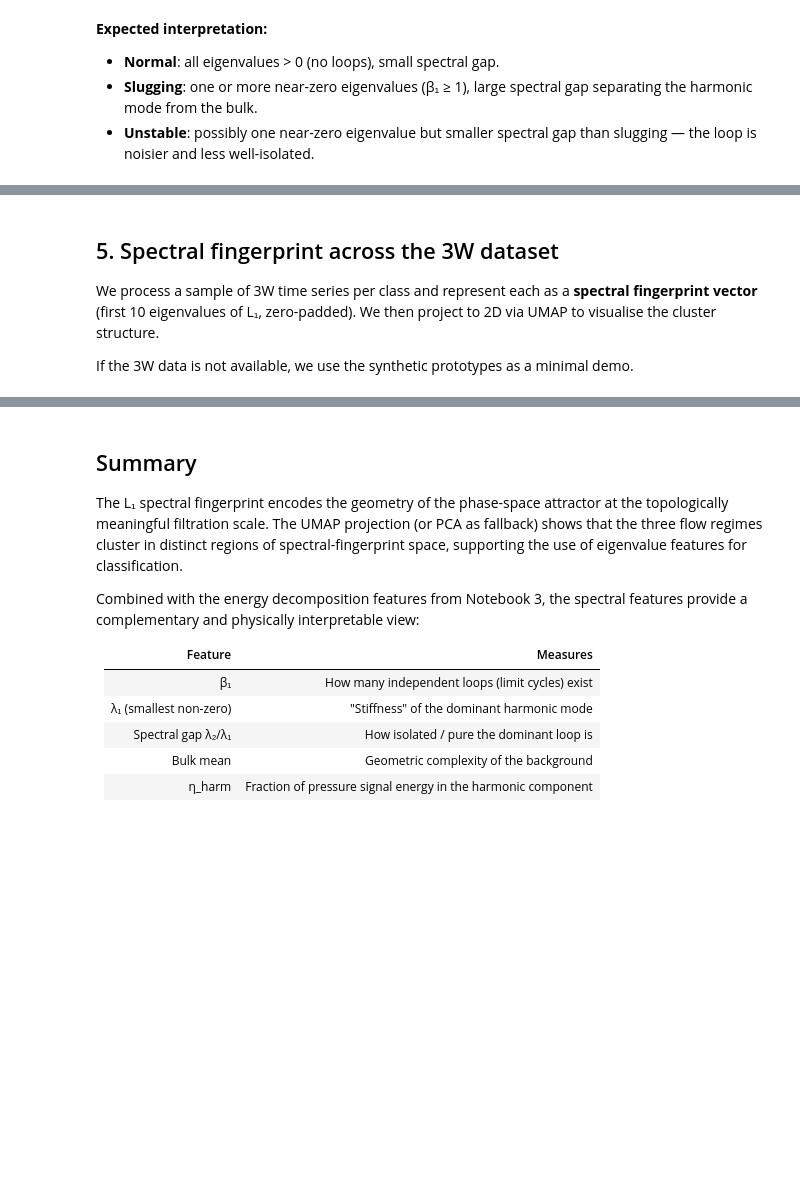
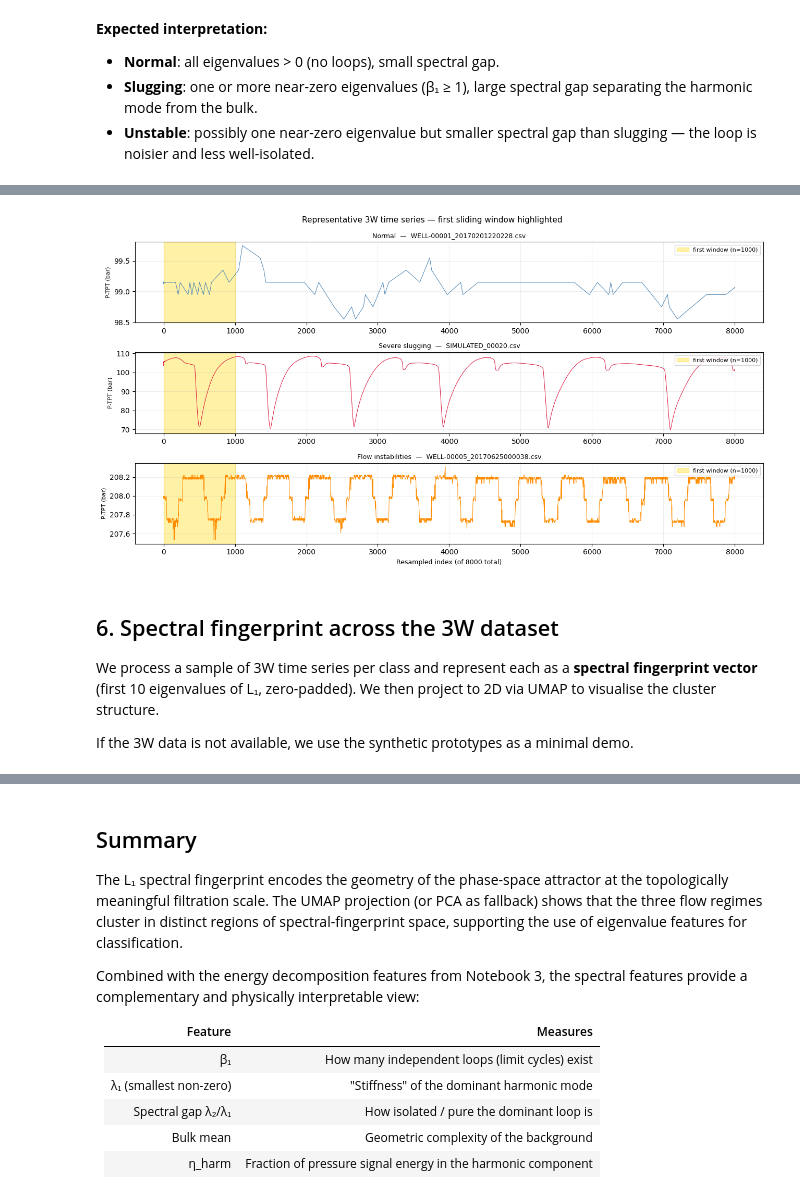
Before and after one commit to simonecasolo/TDA-for-Slugging, a Jupyter notebook: Hodge_Decomposition/hodge-slugging/notebooks/04_spectral_fingerprints.ipynb, the cells around one changed output, grey strips where cells are left out. Saved outputs shown, nothing was run; the diff lists cells and outputs as text; code cells hidden in the pictures; blank space fills up the shorter version.

```diff
--- a/Hodge_Decomposition/hodge-slugging/notebooks/04_spectral_fingerprints.ipynb
+++ b/Hodge_Decomposition/hodge-slugging/notebooks/04_spectral_fingerprints.ipynb
@@ -113,8 +169,10 @@ def gudhi_beta1(cloud, epsilon):
 
 spectra = {}
 for name, sig in prototype.items():
+    print('Signal length:', len(sig), sig.shape)
     te = TakensEmbedding(**embed_params)
     cloud = te.fit_transform(sig.reshape(1, -1))[0]
+    print('Point cloud shape:', cloud.shape)
 
     dgms = ripser.ripser(cloud, maxdim=1)["dgms"]
     h1   = dgms[1]
@@ -126,6 +184,10 @@ for name, sig in prototype.items():
         pers = finite_h1[:, 1] - finite_h1[:, 0]
         top  = finite_h1[np.argmax(pers)]
         eps  = float((top[0] + top[1]) / 2)
+        if eps > 2.5:
+            print(f"Warning: selected ε={eps:.4f} is quite large; check the persistence diagram for {name}")
+            eps = float((top[0] + top[1]) / 4)
+        print(f"Selected ε={eps:.4f} from top H₁ feature with persistence {pers.max():.4f}")
 
     if eps is None:
         spectra[name] = {"eigenvalues": np.array([0.0] * 5), "beta1_hodge": 0,
@@ -171,5 +680,33 @@ plt.show()
+# %%
+# ── Plot one representative time series per regime with first window highlighted
+
+fig, axes = plt.subplots(3, 1, figsize=(13, 7), sharex=False)
+
+for ax, (lbl, fname) in zip(axes, _EXAMPLE_FILES.items()):
+    # locate file anywhere under the class directory
+    matches = list(_LABEL_DIRS_3W[lbl].glob(f"**/{fname}"))
+    if not matches:
+        ax.set_title(f"{_REGIME_NAMES[lbl]} — file not found: {fname}", fontsize=9)
+        continue
+    df_ex = pd.read_csv(matches[0]).interpolate(limit_direction="both")
+    raw   = df_ex[_SENSOR_COL].dropna().values.astype(float) * _PA_TO_BAR
+    sig_ex = _sp_resample(raw, _SW_N_RS)
+
+    ax.plot(sig_ex, lw=0.7, color=_REGIME_COLORS[lbl])
+    ax.axvspan(0, _SW_W, color="gold", alpha=0.35, label=f"first window (n={_SW_W})")
+    ax.set_title(f"{_REGIME_NAMES[lbl]}  —  {fname}", fontsize=9)
+    ax.set_ylabel("P-TPT (bar)", fontsize=8)
+    ax.grid(alpha=0.2)
+    ax.legend(fontsize=8, loc="upper right")
+
+axes[-1].set_xlabel(f"Resampled index (of {_SW_N_RS} total)", fontsize=9)
+fig.suptitle("Representative 3W time series — first sliding window highlighted", fontsize=11)
+plt.tight_layout()
+plt.show()
+# %% [output]
+[figure, added]
 # %% [markdown]
-## 5. Spectral fingerprint across the 3W dataset
+## 6. Spectral fingerprint across the 3W dataset
 
 We process a sample of 3W time series per class and represent each as a
 **spectral fingerprint vector** (first 10 eigenvalues of L₁, zero-padded).
```
Also changed, not shown: parts of 16 cells of this notebook.
